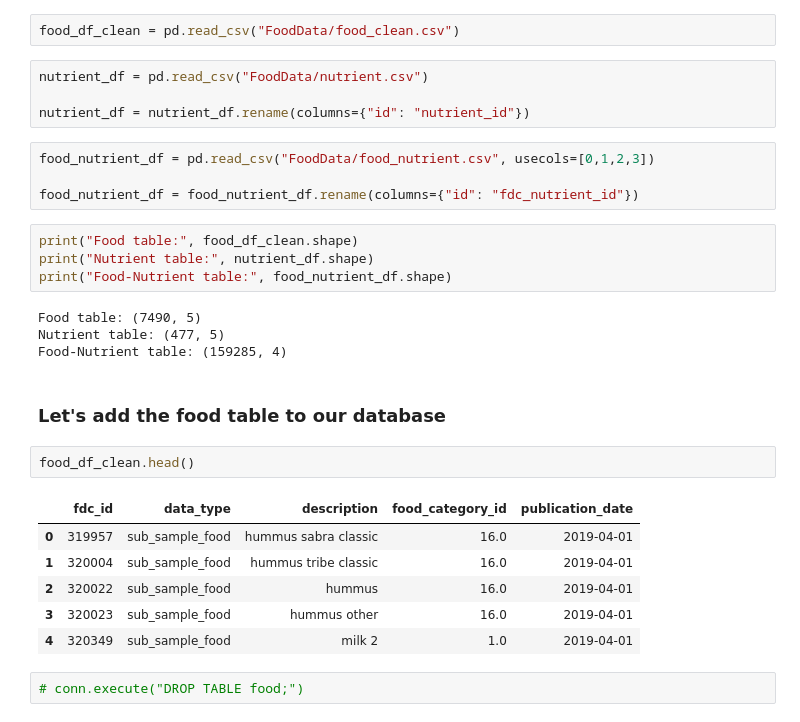
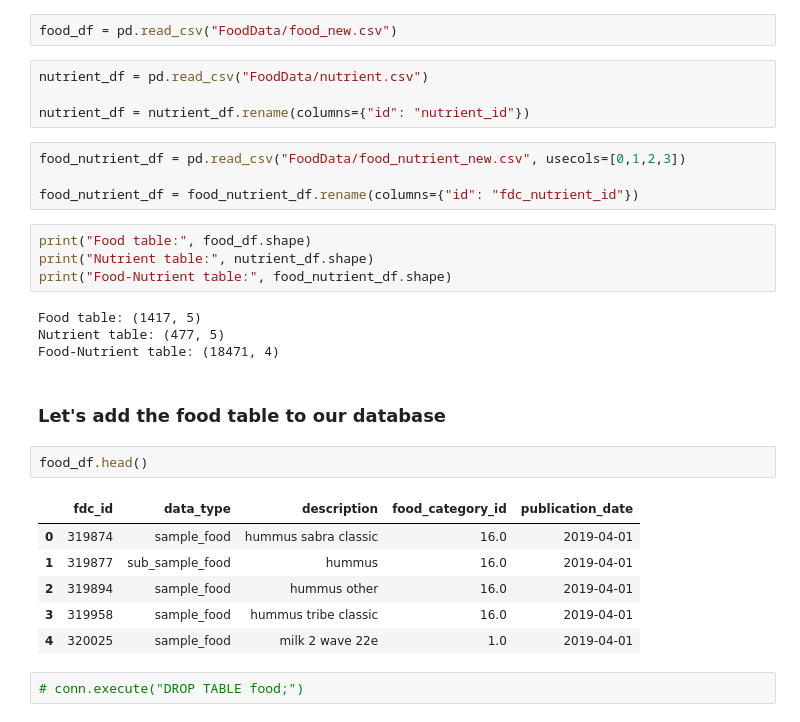
Before and after one commit to ruthy664/nutritional-recipe-tool, a Jupyter notebook: data/prepare_data_for_food_nutrients.ipynb, the cells around one changed output. Drawn from its saved outputs; the diff is of its cells as text.

```diff
--- a/data/prepare_data_for_food_nutrients.ipynb
+++ b/data/prepare_data_for_food_nutrients.ipynb
@@ -362,34 +477,34 @@ cur = conn.cursor()
 # %% [markdown]
 ### Create dataframes for the tables we want to use
 # %%
-food_df_clean = pd.read_csv("FoodData/food_clean.csv")
+food_df = pd.read_csv("FoodData/food_new.csv")
 # %%
 nutrient_df = pd.read_csv("FoodData/nutrient.csv")
 
 nutrient_df = nutrient_df.rename(columns={"id": "nutrient_id"})
 # %%
-food_nutrient_df = pd.read_csv("FoodData/food_nutrient.csv", usecols=[0,1,2,3])
+food_nutrient_df = pd.read_csv("FoodData/food_nutrient_new.csv", usecols=[0,1,2,3])
 
 food_nutrient_df = food_nutrient_df.rename(columns={"id": "fdc_nutrient_id"})
 # %%
-print("Food table:", food_df_clean.shape)
+print("Food table:", food_df.shape)
 print("Nutrient table:", nutrient_df.shape)
 print("Food-Nutrient table:", food_nutrient_df.shape)
 # %% [output]
-Food table: (7490, 5)
+Food table: (1417, 5)
 Nutrient table: (477, 5)
-Food-Nutrient table: (159285, 4)
+Food-Nutrient table: (18471, 4)
 # %% [markdown]
 ### Let's add the food table to our database
 # %%
-food_df_clean.head()
+food_df.head()
 # %% [output]
 |  | fdc_id | data_type | description | food_category_id | publication_date |
-| 0 | 319957 | sub_sample_food | hummus sabra classic | 16.0 | 2019-04-01 |
-| 1 | 320004 | sub_sample_food | hummus tribe classic | 16.0 | 2019-04-01 |
-| 2 | 320022 | sub_sample_food | hummus | 16.0 | 2019-04-01 |
-| 3 | 320023 | sub_sample_food | hummus other | 16.0 | 2019-04-01 |
-| 4 | 320349 | sub_sample_food | milk 2 | 1.0 | 2019-04-01 |
+| 0 | 319874 | sample_food | hummus sabra classic | 16.0 | 2019-04-01 |
+| 1 | 319877 | sub_sample_food | hummus | 16.0 | 2019-04-01 |
+| 2 | 319894 | sample_food | hummus other | 16.0 | 2019-04-01 |
+| 3 | 319958 | sample_food | hummus tribe classic | 16.0 | 2019-04-01 |
+| 4 | 320025 | sample_food | milk 2 wave 22e | 1.0 | 2019-04-01 |
 # %%
 # conn.execute("DROP TABLE food;")
 # %%
```
Also changed, not shown: parts of 47 cells of this notebook, 4 other files.
